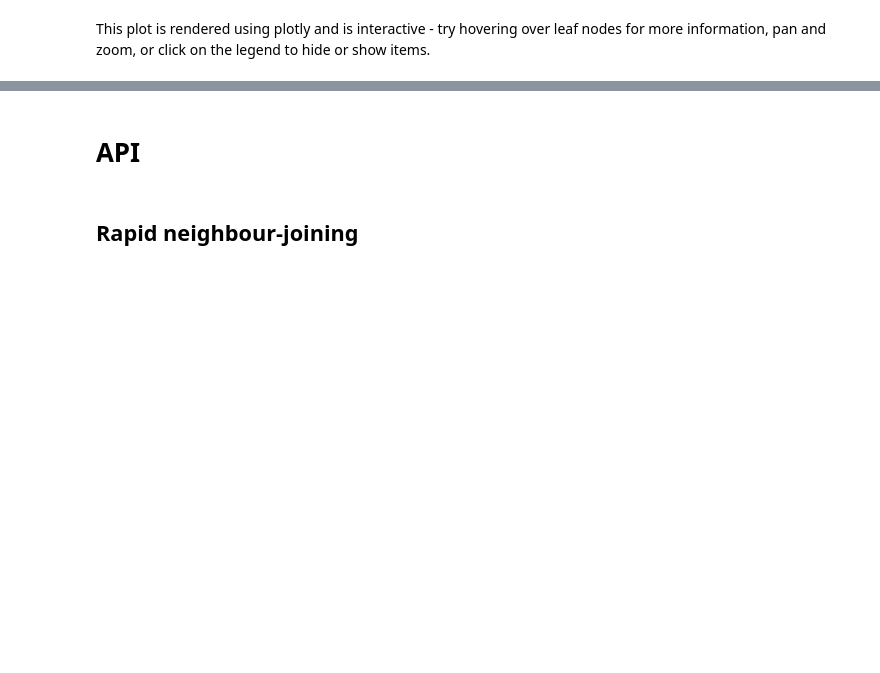
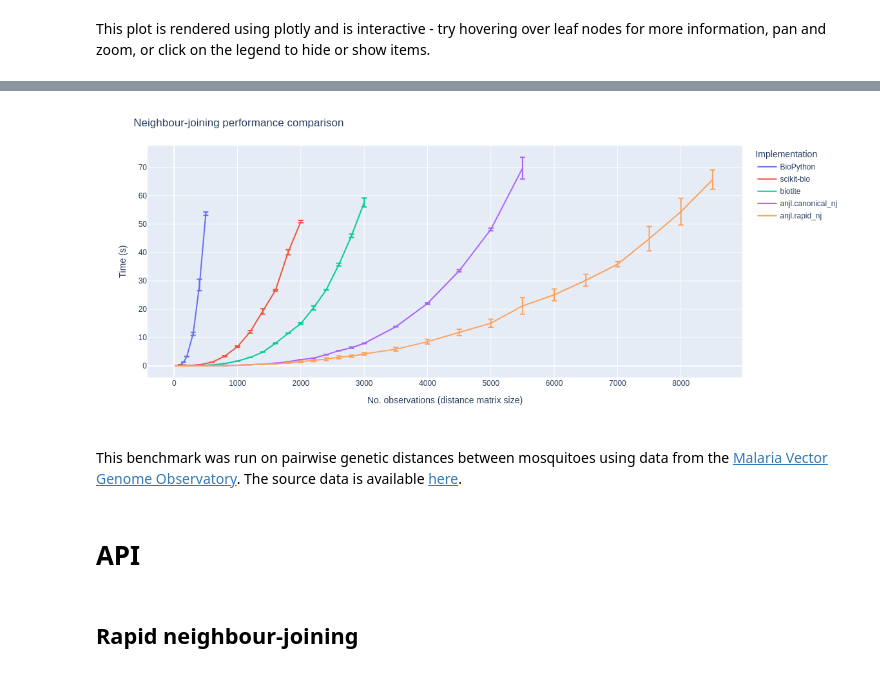
Before and after one commit to alimanfoo/anjl, a Jupyter notebook: docs/index.ipynb, the cells around one changed output, grey strips where cells are left out. Saved outputs shown, nothing was run; the diff lists cells and outputs as text; code cells hidden in the pictures; blank space fills up the shorter version.

Commit message:
Benchmarked (#27)
* benchmarked

* refactor notebooks

```diff
--- a/docs/index.ipynb
+++ b/docs/index.ipynb
@@ -73,3 +76,45 @@ try hovering over leaf nodes for more information, pan and zoom, or click on the
+# %%
+import pandas as pd
+import plotly.express as px
+
+df_results = pd.read_csv("../benchmark/results.csv")
+df_plot = (
+    df_results.groupby(["implementation", "size"])
+    .agg(
+        time_mean=("time", "mean"),
+        time_std=("time", "std"),
+    )
+    .reset_index()
+)
+fig = px.line(
+    df_plot,
+    x="size",
+    y="time_mean",
+    error_y="time_std",
+    width=700,
+    height=500,
+    color="implementation",
+    category_orders=dict(
+        implementation=[
+            "BioPython",
+            "scikit-bio",
+            "biotite",
+            "anjl.canonical_nj",
+            "anjl.rapid_nj",
+        ]
+    ),
+)
+fig.update_layout(
+    title="Neighbour-joining performance comparison",
+    xaxis_title="No. observations (distance matrix size)",
+    yaxis_title="Time (s)",
+    legend_title="Implementation",
+)
+fig
+# %% [output]
+[figure, added]
+# %% [markdown]
+This benchmark was run on pairwise genetic distances between mosquitoes using data from the [Malaria Vector Genome Observatory](https://malariagen.net/vobs). The source data is available [here](https://github.com/alimanfoo/anjl/tree/main/benchmark/xxl).
 # %% [markdown]
 # API
 # %% [markdown]
```
Also changed, not shown: parts of 4 cells of this notebook, 21 other files.
